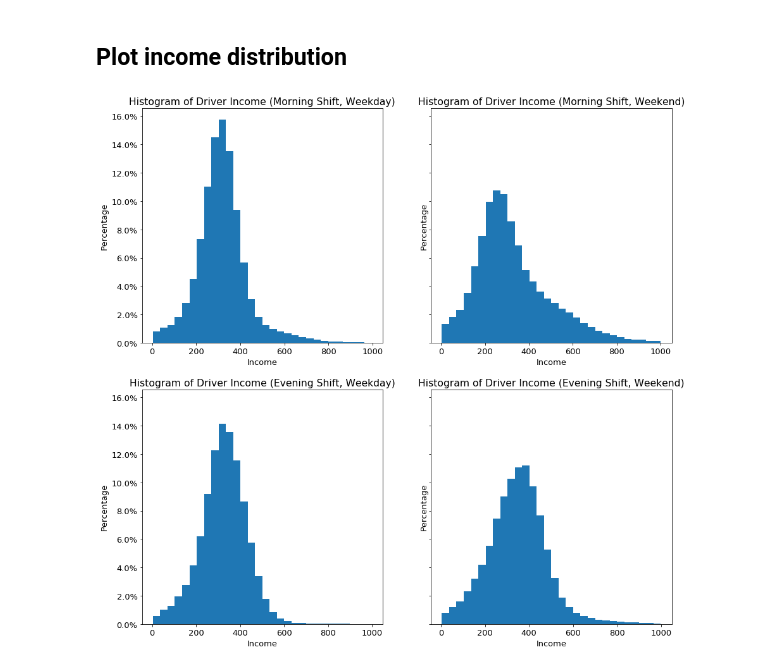
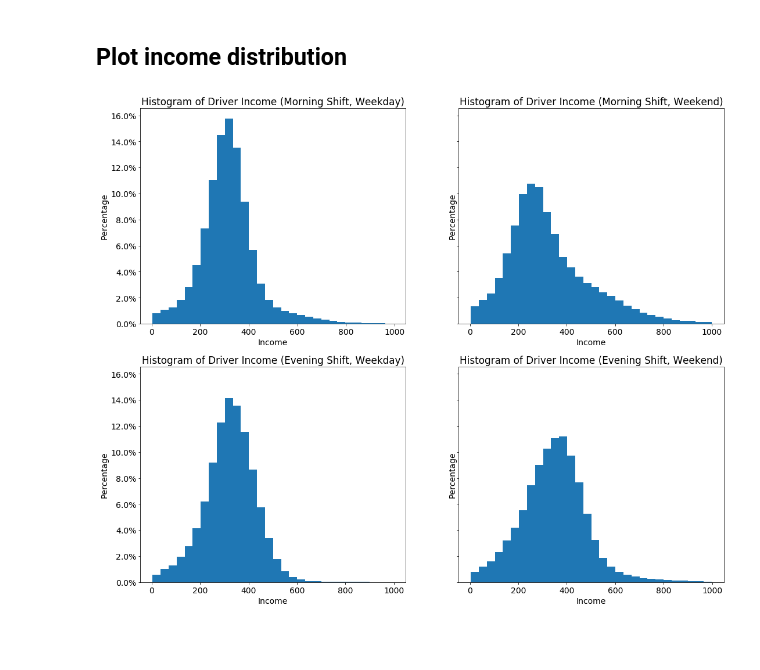
Before and after one commit to skyetim/didi-vehicle-repositioning-strategy, a Jupyter notebook: notebooks/EDA_income.ipynb, the cells around one changed output. Cells and saved outputs as stored; diff of their text form; code cells hidden in the pictures; blank space fills up the shorter version.

Commit message:
change plot font size of driver income

```diff
--- a/notebooks/EDA_income.ipynb
+++ b/notebooks/EDA_income.ipynb
@@ -132,8 +132,8 @@ index_income = (shifts_income['total_amount']<=1000)
 # %% [markdown]
 ## Plot income distribution
 # %%
-plt.rcParams.update({'font.size': 13})
-fig, ax = plt.subplots(2,2, figsize=(15,15), sharey=True)
+plt.rcParams.update({'font.size': 14})
+fig, ax = plt.subplots(2,2, figsize=(18,15), sharey=True)
 
 data = shifts_income.loc[index_income &
                          (shifts_income['pickup_weekday'] == 1) &
@@ -146,32 +146,32 @@ ax[0,0].yaxis.set_major_formatter(PercentFormatter(1))
 
 data = shifts_income.loc[index_income &
                          (shifts_income['pickup_weekday'] == 0) &
                          (shifts_income['_PU_shift'] == 'A')]['total_amount']
 ax[0,1].hist(data, weights=np.ones(len(data)) / len(data), bins=30)
 ax[0,1].set_title('Histogram of Driver Income (Morning Shift, Weekend)');
 ax[0,1].set_xlabel('Income');
 ax[0,1].set_ylabel('Percentage');
 ax[0,1].yaxis.set_major_formatter(PercentFormatter(1))
 
 data = shifts_income.loc[index_income &
                          (shifts_income['pickup_weekday'] == 1) &
                          (shifts_income['_PU_shift'] == 'B')]['total_amount']
 ax[1,0].hist(data, weights=np.ones(len(data)) / len(data), bins=30)
 ax[1,0].set_title('Histogram of Driver Income (Evening Shift, Weekday)');
 ax[1,0].set_xlabel('Income');
 ax[1,0].set_ylabel('Percentage');
 ax[1,0].yaxis.set_major_formatter(PercentFormatter(1))
 
 data = shifts_income.loc[index_income &
                          (shifts_income['pickup_weekday'] == 0) &
                          (shifts_income['_PU_shift'] == 'B')]['total_amount']
 ax[1,1].hist(data, weights=np.ones(len(data)) / len(data), bins=30)
 ax[1,1].set_title('Histogram of Driver Income (Evening Shift, Weekend)');
 ax[1,1].set_xlabel('Income');
 ax[1,1].set_ylabel('Percentage');
 ax[1,1].yaxis.set_major_formatter(PercentFormatter(1))
 
 
-fig.savefig('../fig/driver_income.png');
+fig.savefig('../fig/driver_income.png', bbox_inches = 'tight');
 # %% [output]
-[figure, old version]
+[figure, new version]
```
Also changed, not shown: 1 other file.
